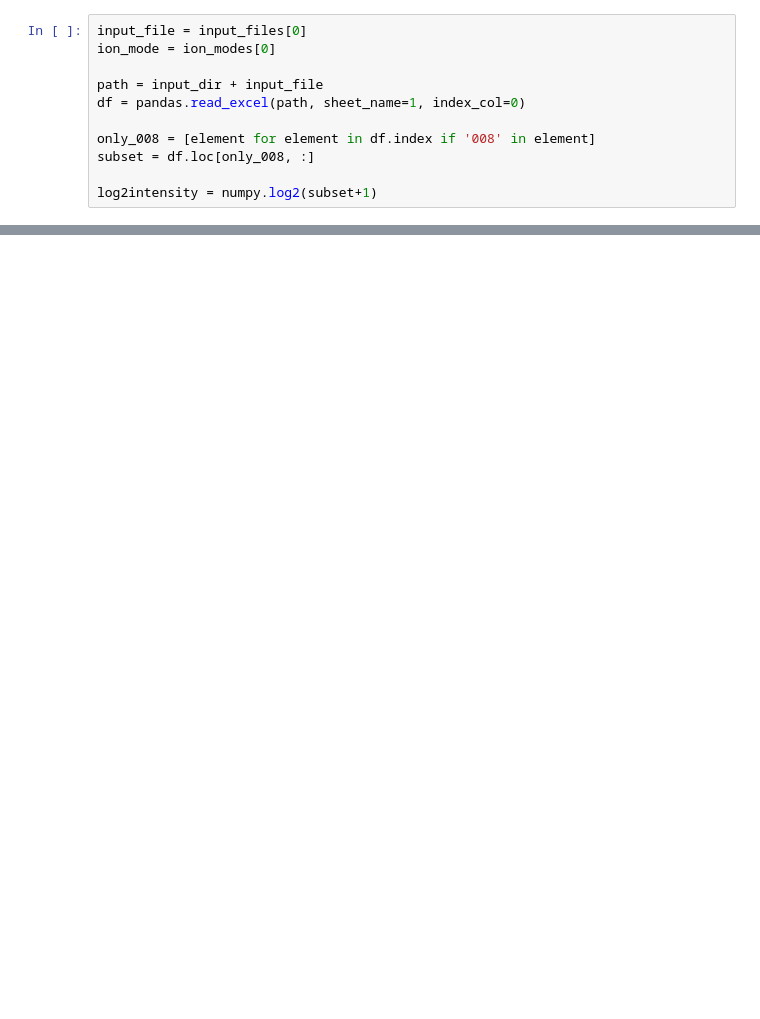
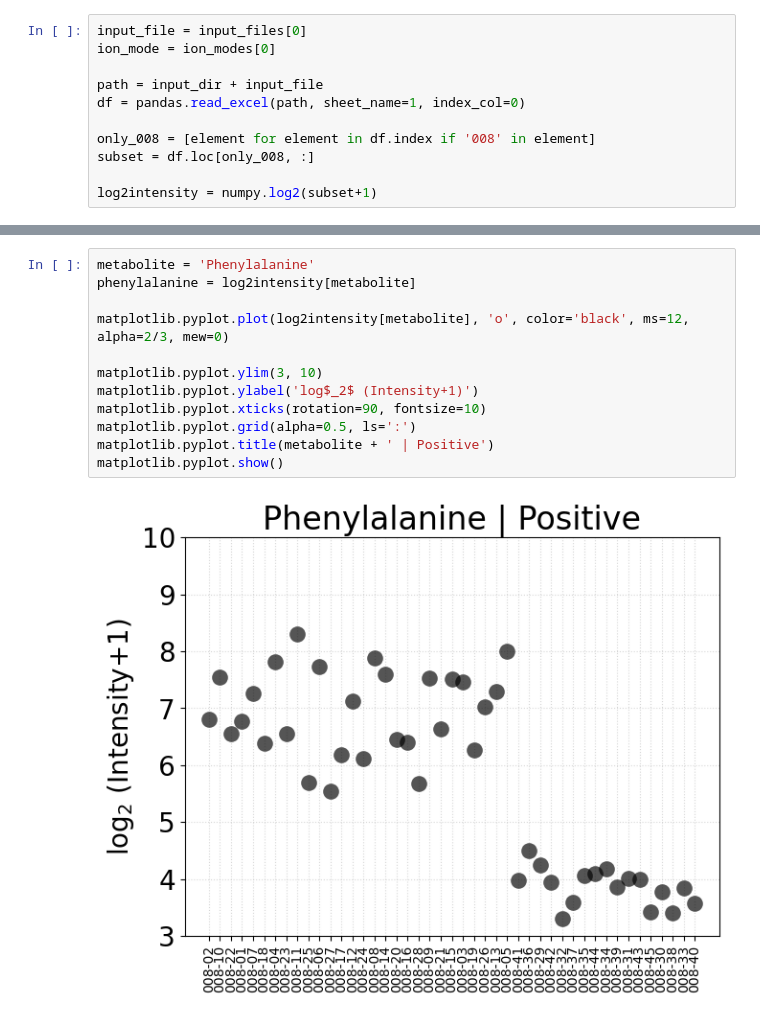
Before and after one commit to adelomana/vigur, a Jupyter notebook: metabolomics/targeted/isnorm_approach.ipynb, the cells around one changed output, grey strips where cells are left out. Saved outputs shown, nothing was run; the diff lists cells and outputs as text; blank space fills up the shorter version.

```diff
--- a/metabolomics/targeted/isnorm_approach.ipynb
+++ b/metabolomics/targeted/isnorm_approach.ipynb
@@ -45,0 +79,14 @@ matplotlib.pyplot.show()
+# %%
+metabolite = 'Phenylalanine'
+phenylalanine = log2intensity[metabolite]
+
+matplotlib.pyplot.plot(log2intensity[metabolite], 'o', color='black', ms=12, alpha=2/3, mew=0)
+
+matplotlib.pyplot.ylim(3, 10)
+matplotlib.pyplot.ylabel('log$_2$ (Intensity+1)')
+matplotlib.pyplot.xticks(rotation=90, fontsize=10)
+matplotlib.pyplot.grid(alpha=0.5, ls=':')
+matplotlib.pyplot.title(metabolite + ' | Positive')
+matplotlib.pyplot.show()
+# %% [output]
+[figure, added]
```
Also changed, not shown: parts of 12 cells of this notebook, 3 other files.
